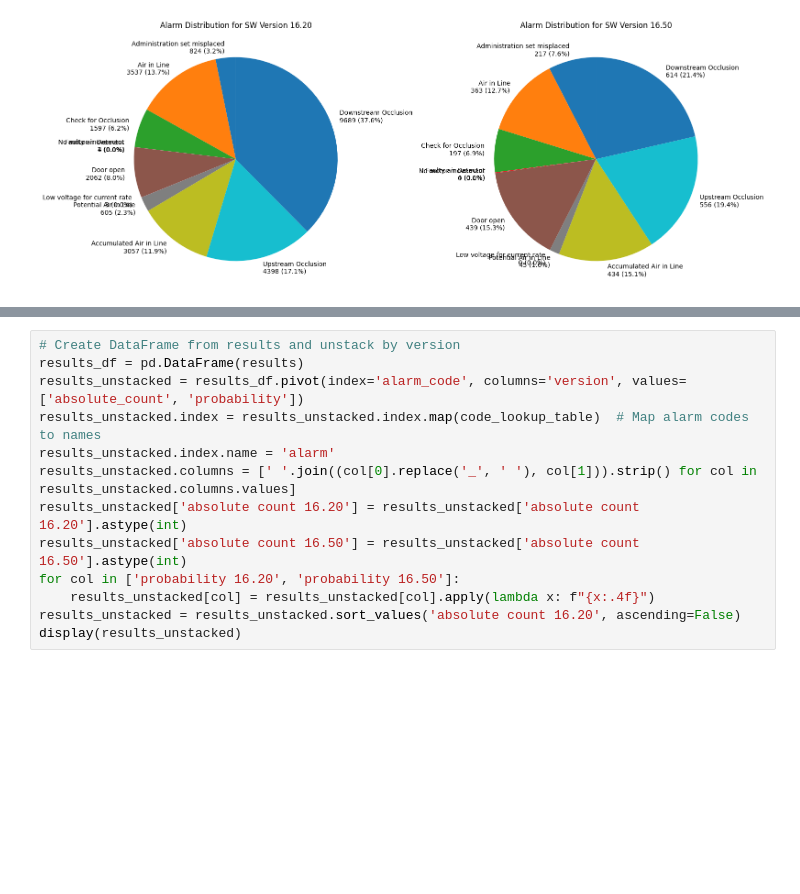
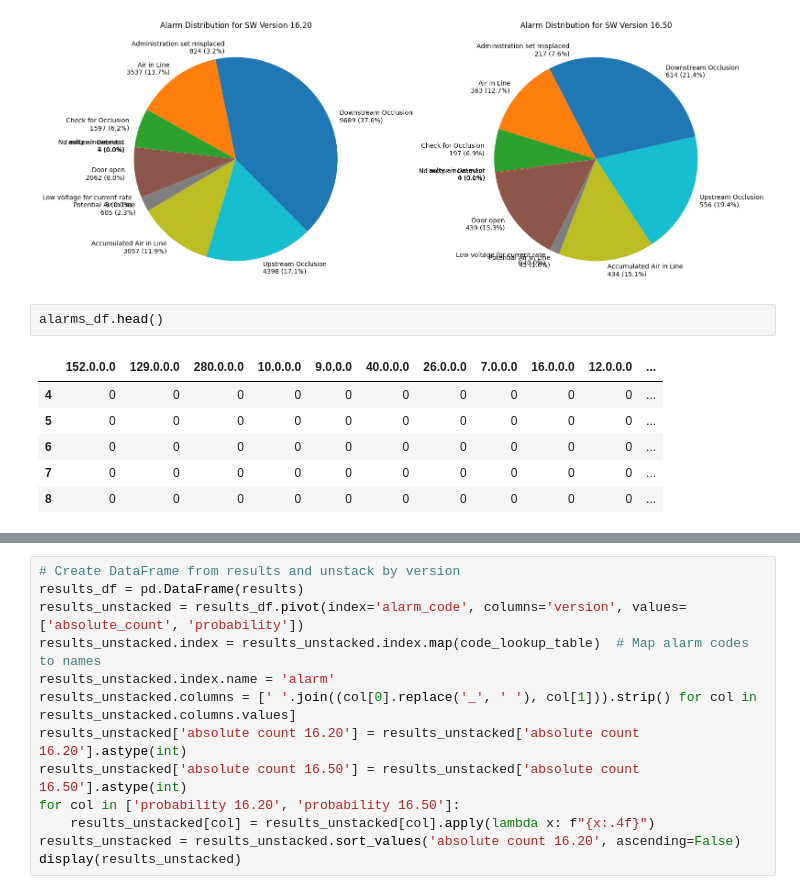
Before and after one commit to aviad-git/DataNotebooks, a Jupyter notebook: alarams_16.50_vs_16.20/alarms_16.50_vs_16.20.ipynb, the cells around one changed output, grey strips where cells are left out. Saved outputs shown, nothing was run; the diff lists cells and outputs as text; blank space fills up the shorter version.

```diff
--- a/alarams_16.50_vs_16.20/alarms_16.50_vs_16.20.ipynb
+++ b/alarams_16.50_vs_16.20/alarms_16.50_vs_16.20.ipynb
@@ -237,3 +270,12 @@ plt.tight_layout()
 plt.show()
 # %% [output]
 [figure]
+# %%
+alarms_df.head()
+# %% [output]
+|  | 152.0.0.0 | 129.0.0.0 | 280.0.0.0 | 10.0.0.0 | 9.0.0.0 | 40.0.0.0 | 26.0.0.0 | 7.0.0.0 | 16.0.0.0 | 12.0.0.0 | ... |
+| 4 | 0 | 0 | 0 | 0 | 0 | 0 | 0 | 0 | 0 | 0 | ... |
+| 5 | 0 | 0 | 0 | 0 | 0 | 0 | 0 | 0 | 0 | 0 | ... |
+| 6 | 0 | 0 | 0 | 0 | 0 | 0 | 0 | 0 | 0 | 0 | ... |
+| 7 | 0 | 0 | 0 | 0 | 0 | 0 | 0 | 0 | 0 | 0 | ... |
+| 8 | 0 | 0 | 0 | 0 | 0 | 0 | 0 | 0 | 0 | 0 | ... |
```
Also changed, not shown: parts of 17 cells of this notebook.
